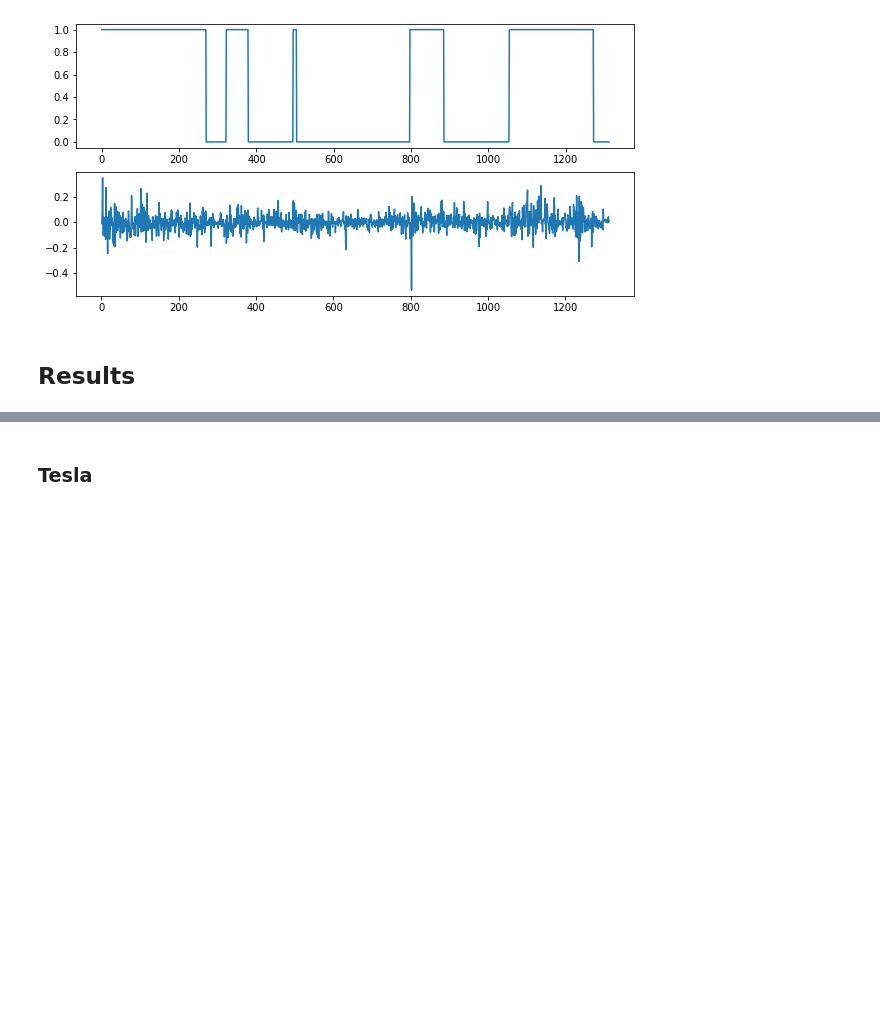
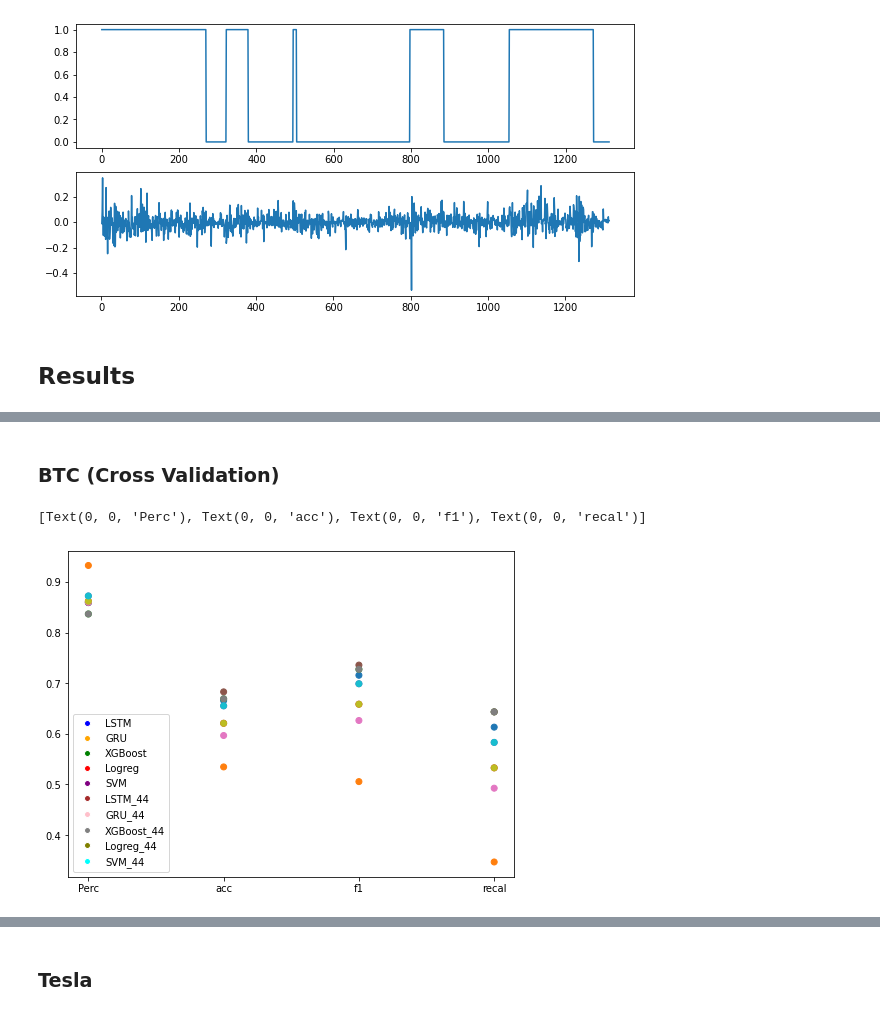
Before and after one commit to fshnkarimi/Labeling, a Jupyter notebook: Visualization.ipynb, the cells around one changed output, grey strips where cells are left out. Cells and saved outputs as stored; diff of their text form; code cells hidden in the pictures; blank space fills up the shorter version.

Commit message:
Crypto visualization results updated

```diff
--- a/Visualization.ipynb
+++ b/Visualization.ipynb
@@ -776,4 +776,4 @@ hmm_plot(dfs, 'Price')
 # %% [markdown]
 ## Results
 # %%
-results = pd.read_csv("results.csv")
+cross_results = pd.read_csv("result_cross.csv")
@@ -800,3 +822,38 @@ results
 # %%
 import warnings
 warnings.filterwarnings("ignore")
+# %% [markdown]
+### BTC (Cross Validation)
+# %%
+# BTC
+
+btc = cross_results.loc[cross_results['Name'] == 'btc']
+colors = ['tab:blue','tab:orange','tab:green','tab:red','tab:purple','tab:brown','tab:pink','tab:gray','tab:olive','tab:cyan']
+y=[btc['Perc'],btc['acc'],btc['f1'],btc['recal']]
+x=[1,2,3,4]
+
+plt.figure(figsize=(8,6))
+
+for xe, ye in zip(x, y):
+    plt.scatter([xe] * len(ye), ye,c=colors)
+
+LSTM = plt.Line2D(range(1), range(1), color="white", marker='o', markerfacecolor="blue")
+GRU = plt.Line2D(range(1), range(1), color="white", marker='o', markerfacecolor="orange")
+XGBoost = plt.Line2D(range(1), range(1), color="white", marker='o',markerfacecolor="green")
+Logreg = plt.Line2D(range(1), range(1), color="white", marker='o', markerfacecolor="red")
+SVM = plt.Line2D(range(1), range(1), color="white", marker='o', markerfacecolor="purple")
+LSTM_44 = plt.Line2D(range(1), range(1), color="white", marker='o', markerfacecolor="brown")
+GRU_44 = plt.Line2D(range(1), range(1), color="white", marker='o', markerfacecolor="pink")
+XGBoost_44 = plt.Line2D(range(1), range(1), color="white", marker='o', markerfacecolor="gray")
+Logreg_44 = plt.Line2D(range(1), range(1), color="white", marker='o', markerfacecolor="olive")
+SVM_44 = plt.Line2D(range(1), range(1), color="white", marker='o', markerfacecolor="cyan")
+
+
+plt.legend((LSTM,GRU,XGBoost,Logreg,SVM,LSTM_44, GRU_44, XGBoost_44,Logreg_44,SVM_44),
+           ('LSTM','GRU', 'XGBoost','Logreg','SVM', 'LSTM_44', 'GRU_44', 'XGBoost_44','Logreg_44','SVM_44'),numpoints=1, loc=3)
+
+plt.xticks([1,2,3,4])
+plt.axes().set_xticklabels(['Perc', 'acc', 'f1', 'recal'])
+# %% [output]
+[Text(0, 0, 'Perc'), Text(0, 0, 'acc'), Text(0, 0, 'f1'), Text(0, 0, 'recal')]
+[figure, added]
```
Also changed, not shown: parts of 15 cells of this notebook.
